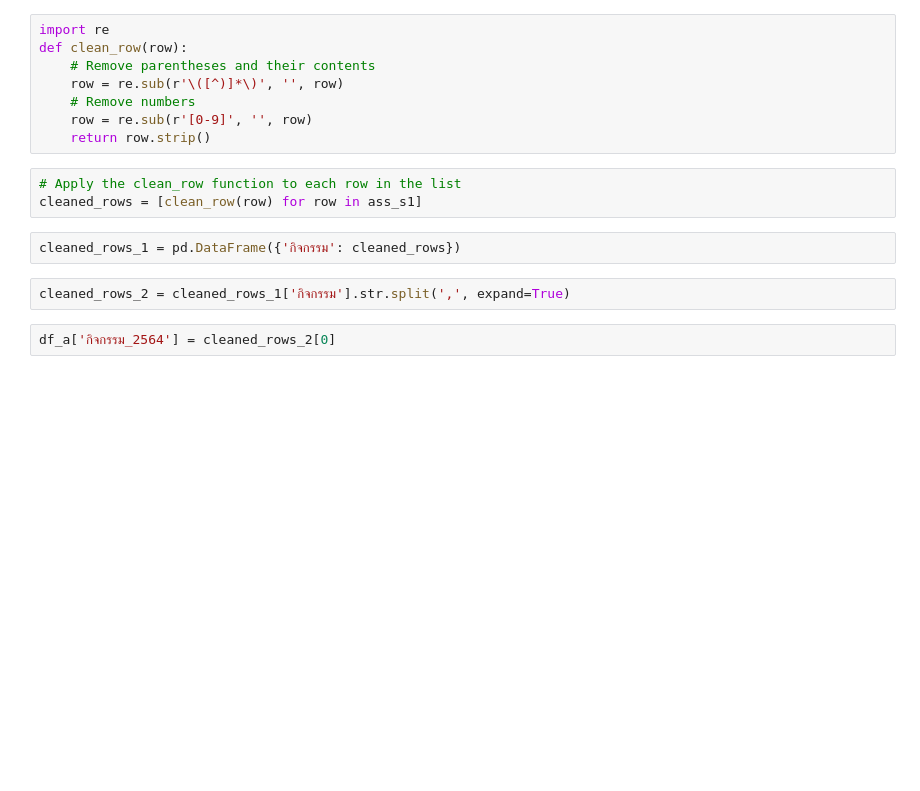
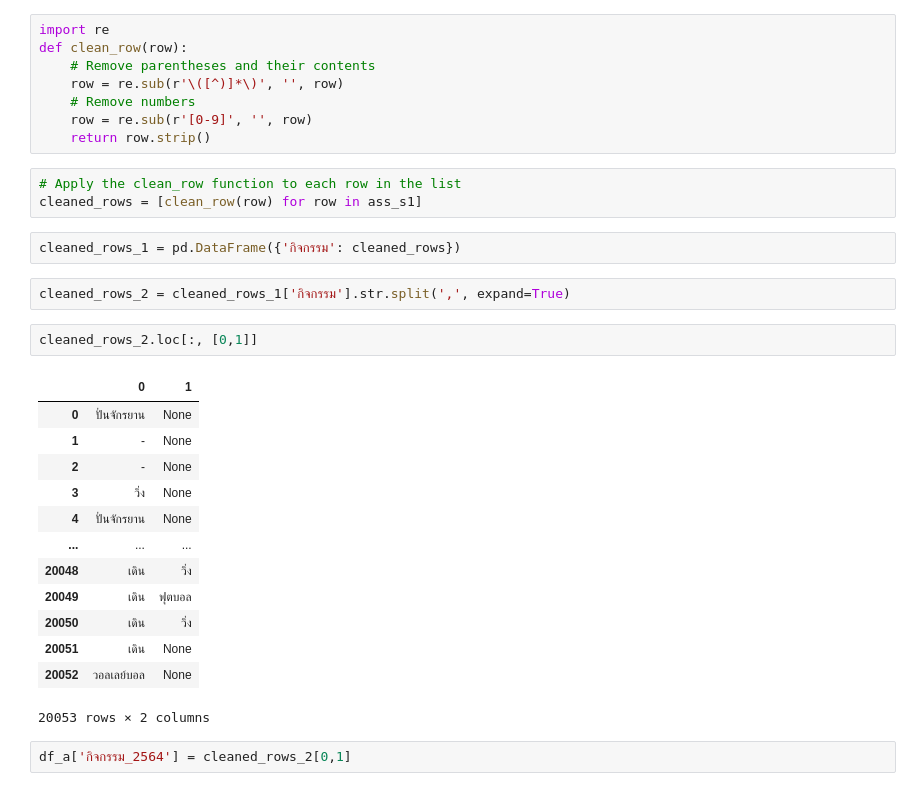
Before and after one commit to Tonry12/BSC_DPDM23, a Jupyter notebook: newasso.ipynb, the cells around one changed output. Cells and saved outputs as stored; diff of their text form; blank space fills up the shorter version.

```diff
--- a/newasso.ipynb
+++ b/newasso.ipynb
@@ -126,5 +126,21 @@ cleaned_rows = [clean_row(row) for row in ass_s1]
 cleaned_rows_1 = pd.DataFrame({'กิจกรรม': cleaned_rows})
 # %%
 cleaned_rows_2 = cleaned_rows_1['กิจกรรม'].str.split(',', expand=True)
+# %%
+cleaned_rows_2.loc[:, [0,1]]
+# %% [output]
+|  | 0 | 1 |
+| 0 | ปั่นจักรยาน | None |
+| 1 | - | None |
+| 2 | - | None |
+| 3 | วิ่ง | None |
+| 4 | ปั่นจักรยาน | None |
+| ... | ... | ... |
+| 20048 | เดิน | วิ่ง |
+| 20049 | เดิน | ฟุตบอล |
+| 20050 | เดิน | วิ่ง |
+| 20051 | เดิน | None |
+| 20052 | วอลเลย์บอล | None |
+20053 rows × 2 columns
 # %%
-df_a['กิจกรรม_2564'] = cleaned_rows_2[0]
+df_a['กิจกรรม_2564'] = cleaned_rows_2[0,1]
```
Also changed, not shown: parts of 6 cells of this notebook.
